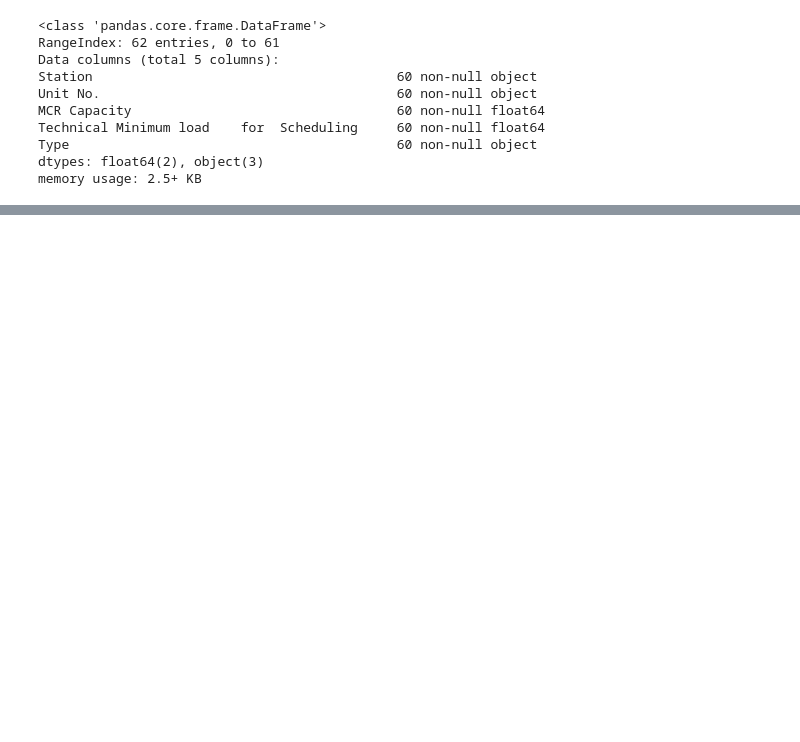
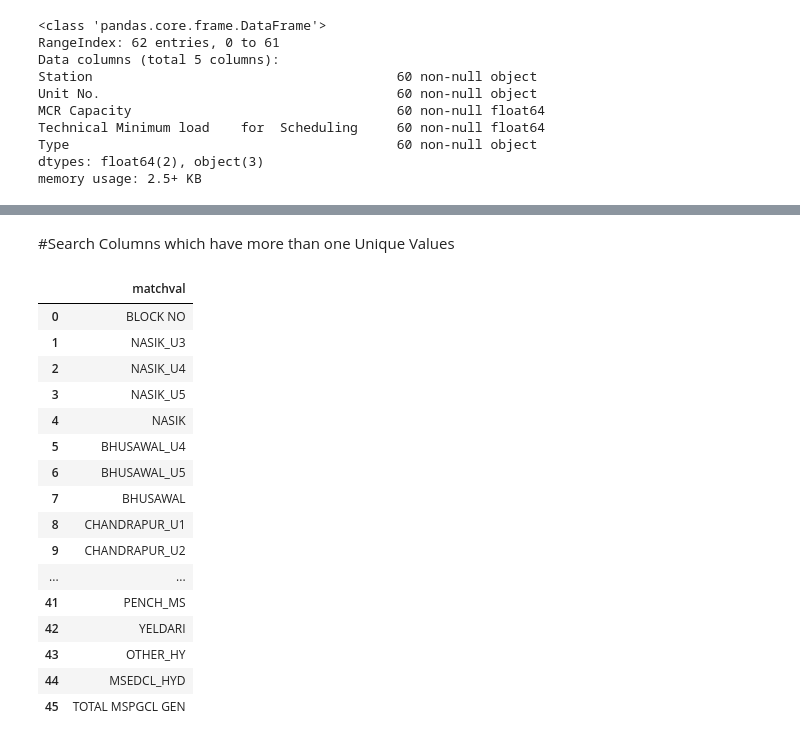
Before and after one commit to jaymalak/ElectricityGenerator, a Jupyter notebook: MAY2014.ipynb, the cells around one changed output, grey strips where cells are left out. Saved outputs shown, nothing was run; the diff lists cells and outputs as text; code cells hidden in the pictures; blank space fills up the shorter version.

```diff
--- a/MAY2014.ipynb
+++ b/MAY2014.ipynb
@@ -213,0 +202,32 @@ def fun_nunique() :
+# %% [markdown]
+#Search Columns which have more than one Unique Values
+# %%
+col_with_moreval=[]
+for col in may1.columns:
+   ## if may1[col].dtype =='O':
+        if len(may1[col].unique()) >1:
+           col_with_moreval.append(may1[col].name)
+
+        else:
+            continue
+col_with_moreval
+df=pd.DataFrame(col_with_moreval,columns=['matchval'])     ##Convert List to DataFrame
+df
+# %% [output]
+|  | matchval |
+| 0 | BLOCK NO |
+| 1 | NASIK_U3 |
+| 2 | NASIK_U4 |
+| 3 | NASIK_U5 |
+| 4 | NASIK |
+| 5 | BHUSAWAL_U4 |
+| 6 | BHUSAWAL_U5 |
+| 7 | BHUSAWAL |
+| 8 | CHANDRAPUR_U1 |
+| 9 | CHANDRAPUR_U2 |
+| ... | ... |
+| 41 | PENCH_MS |
+| 42 | YELDARI |
+| 43 | OTHER_HY |
+| 44 | MSEDCL_HYD |
+| 45 | TOTAL MSPGCL GEN |
```
Also changed, not shown: parts of 28 cells of this notebook.
